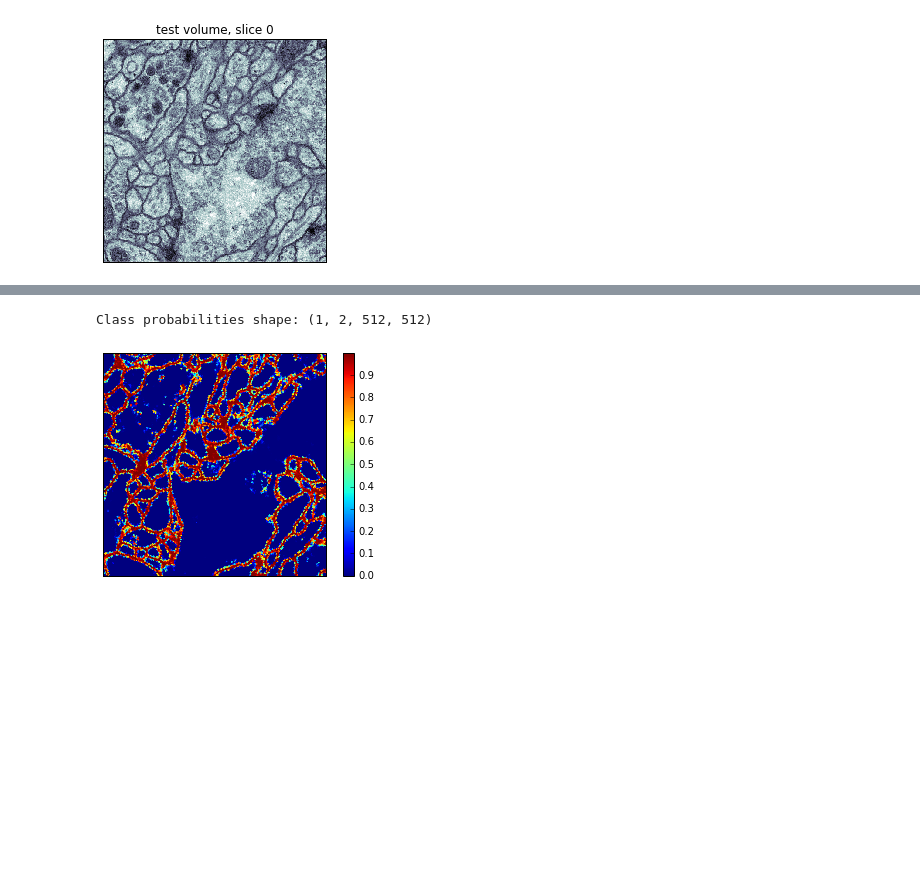
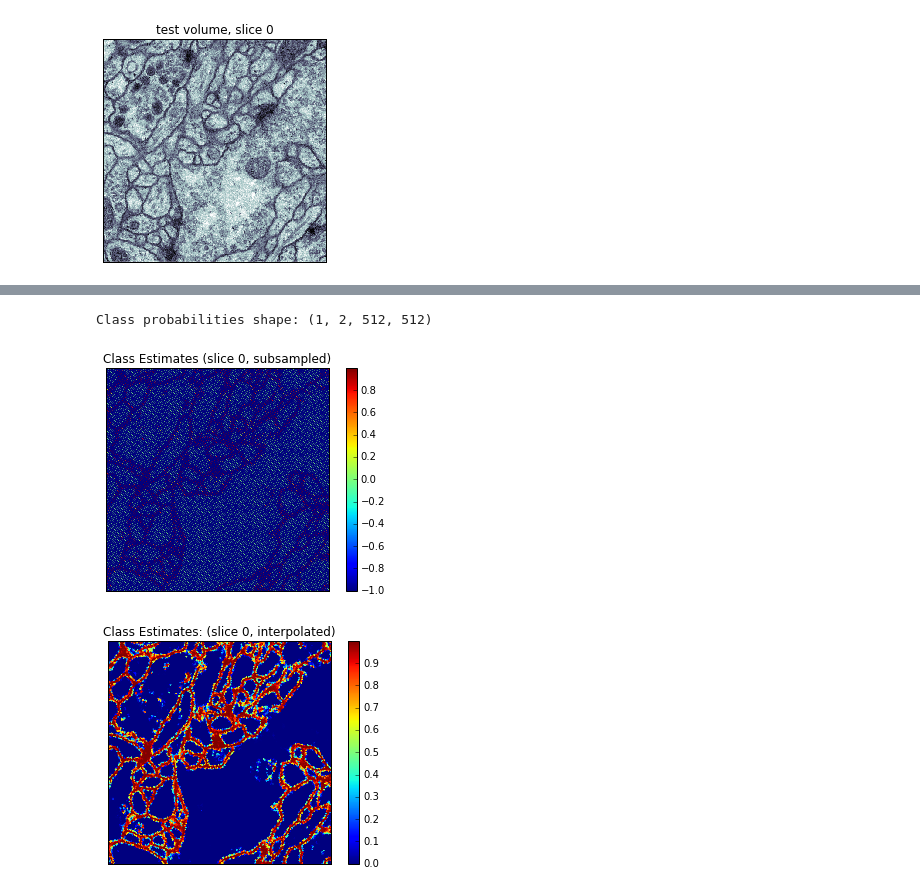
Before and after one commit to mjpekala/bio-segmentation, a Jupyter notebook: isbi2012_deploy.ipynb, the cells around one changed output, grey strips where cells are left out. Cells and saved outputs as stored; diff of their text form; code cells hidden in the pictures; blank space fills up the shorter version.

```diff
--- a/isbi2012_deploy.ipynb
+++ b/isbi2012_deploy.ipynb
@@ -78,7 +76,16 @@ print('Class probabilities shape: %s' % str(P0.shape))
 # For an estimate you wanted to do science with, you would probably
 # do some postprocessing (as well as put more energy into the CNN design)
 Pint = emlib.interpolate_nn(P0)
+
+# visualize
+plt.imshow(P0[0,0,...]); plt.colorbar()
+plt.gca().axes.get_xaxis().set_ticks([])
+plt.gca().axes.get_yaxis().set_ticks([])
+plt.title('Class Estimates (slice 0, subsampled)')
+plt.show()
+
 plt.imshow(Pint[0,0,...]); plt.colorbar()
+plt.title('Class Estimates: (slice 0, interpolated)')
 plt.gca().axes.get_xaxis().set_ticks([])
 plt.gca().axes.get_yaxis().set_ticks([])
 plt.show()
@@ -101,3 +108,4 @@ INFO:deploy_model:  last pixel [  0   1 473] (0.38% complete)
 INFO:deploy_model:Complete!
 Class probabilities shape: (1, 2, 512, 512)
-[figure, old version]
+[figure, new version]
+[figure, added]
```
Also changed, not shown: parts of 3 cells of this notebook.
